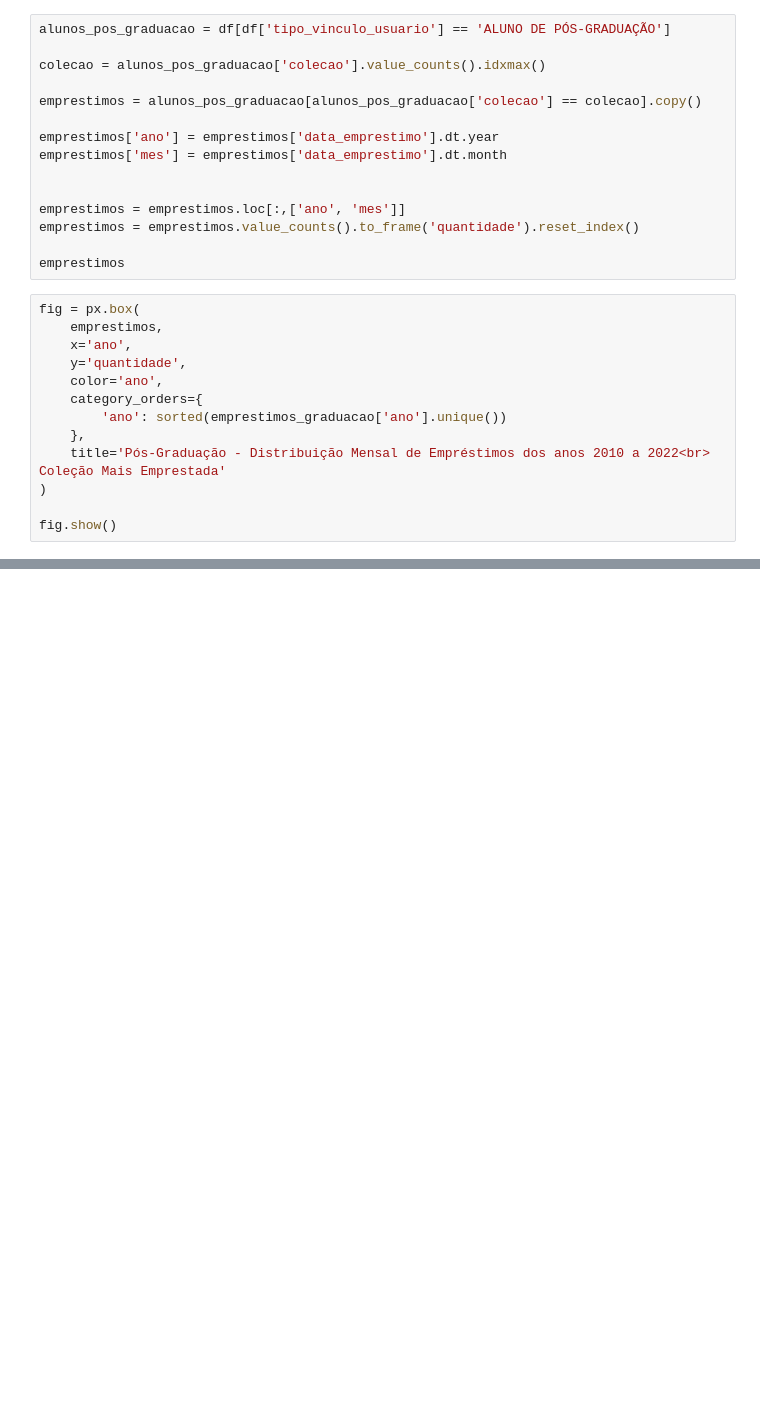
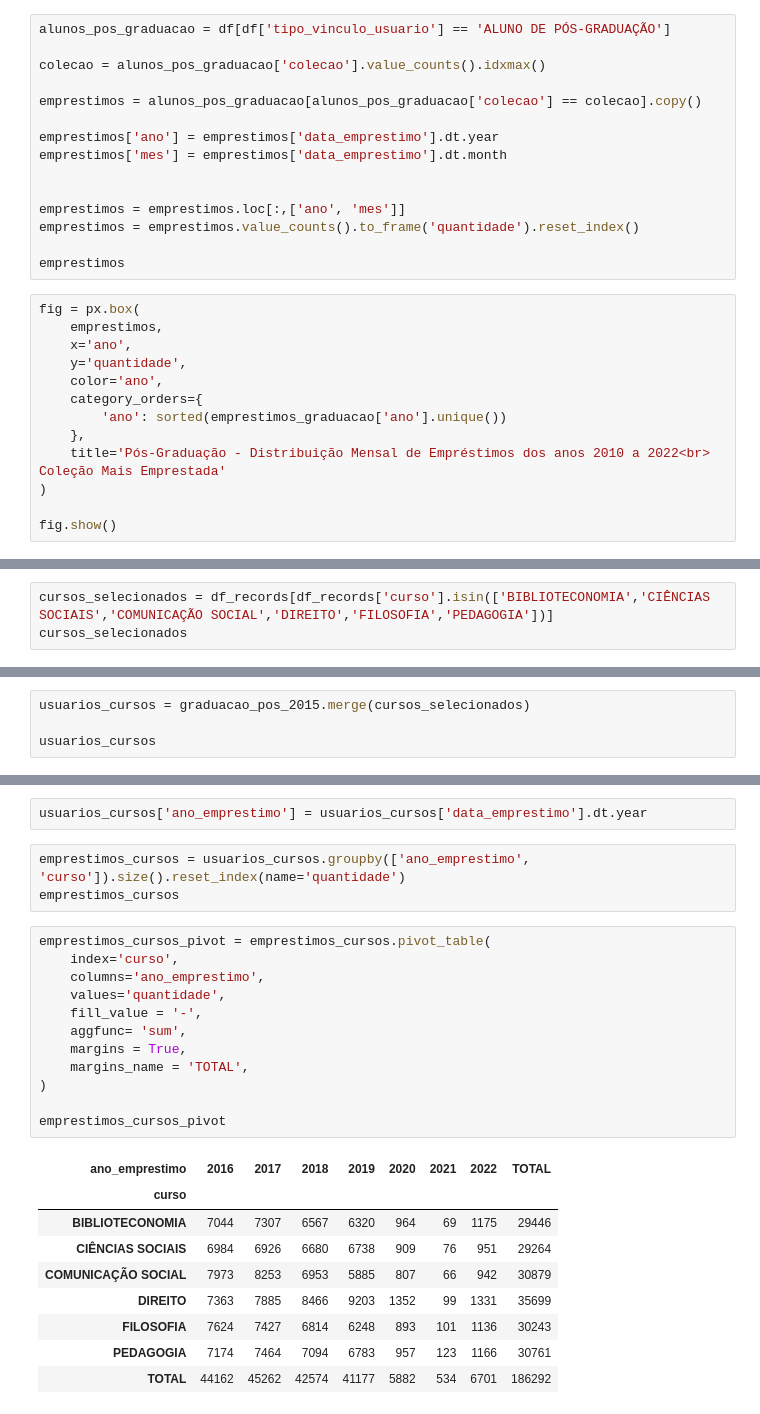
Before and after one commit to PVSO/7-days-pandas, a Jupyter notebook: notebooks/3.0-pvso-exploratory-analysis.ipynb, the cells around one changed output, grey strips where cells are left out. Saved outputs shown, nothing was run; the diff lists cells and outputs as text; blank space fills up the shorter version.

Commit message:
feat(exploration): add pivot table showing loan counts

```diff
--- a/notebooks/3.0-pvso-exploratory-analysis.ipynb
+++ b/notebooks/3.0-pvso-exploratory-analysis.ipynb
@@ -301,0 +378,3 @@ fig.show()
+# %%
+cursos_selecionados = df_records[df_records['curso'].isin(['BIBLIOTECONOMIA','CIÊNCIAS SOCIAIS','COMUNICAÇÃO SOCIAL','DIREITO','FILOSOFIA','PEDAGOGIA'])]
+cursos_selecionados
@@ -301,0 +395,4 @@ fig.show()
+# %%
+usuarios_cursos = graduacao_pos_2015.merge(cursos_selecionados)
+
+usuarios_cursos
@@ -301,0 +413,27 @@ fig.show()
+# %%
+usuarios_cursos['ano_emprestimo'] = usuarios_cursos['data_emprestimo'].dt.year
+# %%
+emprestimos_cursos = usuarios_cursos.groupby(['ano_emprestimo', 'curso']).size().reset_index(name='quantidade')
+emprestimos_cursos
+# %%
+emprestimos_cursos_pivot = emprestimos_cursos.pivot_table(
+    index='curso',
+    columns='ano_emprestimo',
+    values='quantidade',
+    fill_value = '-',
+    aggfunc= 'sum',
+    margins = True,
+    margins_name = 'TOTAL',
+)
+
+emprestimos_cursos_pivot
+# %% [output]
+| ano_emprestimo | 2016 | 2017 | 2018 | 2019 | 2020 | 2021 | 2022 | TOTAL |
+| curso |  |  |  |  |  |  |  |  |
+| BIBLIOTECONOMIA | 7044 | 7307 | 6567 | 6320 | 964 | 69 | 1175 | 29446 |
+| CIÊNCIAS SOCIAIS | 6984 | 6926 | 6680 | 6738 | 909 | 76 | 951 | 29264 |
+| COMUNICAÇÃO SOCIAL | 7973 | 8253 | 6953 | 5885 | 807 | 66 | 942 | 30879 |
+| DIREITO | 7363 | 7885 | 8466 | 9203 | 1352 | 99 | 1331 | 35699 |
+| FILOSOFIA | 7624 | 7427 | 6814 | 6248 | 893 | 101 | 1136 | 30243 |
+| PEDAGOGIA | 7174 | 7464 | 7094 | 6783 | 957 | 123 | 1166 | 30761 |
+| TOTAL | 44162 | 45262 | 42574 | 41177 | 5882 | 534 | 6701 | 186292 |
```
Also changed, not shown: parts of 10 cells of this notebook.
